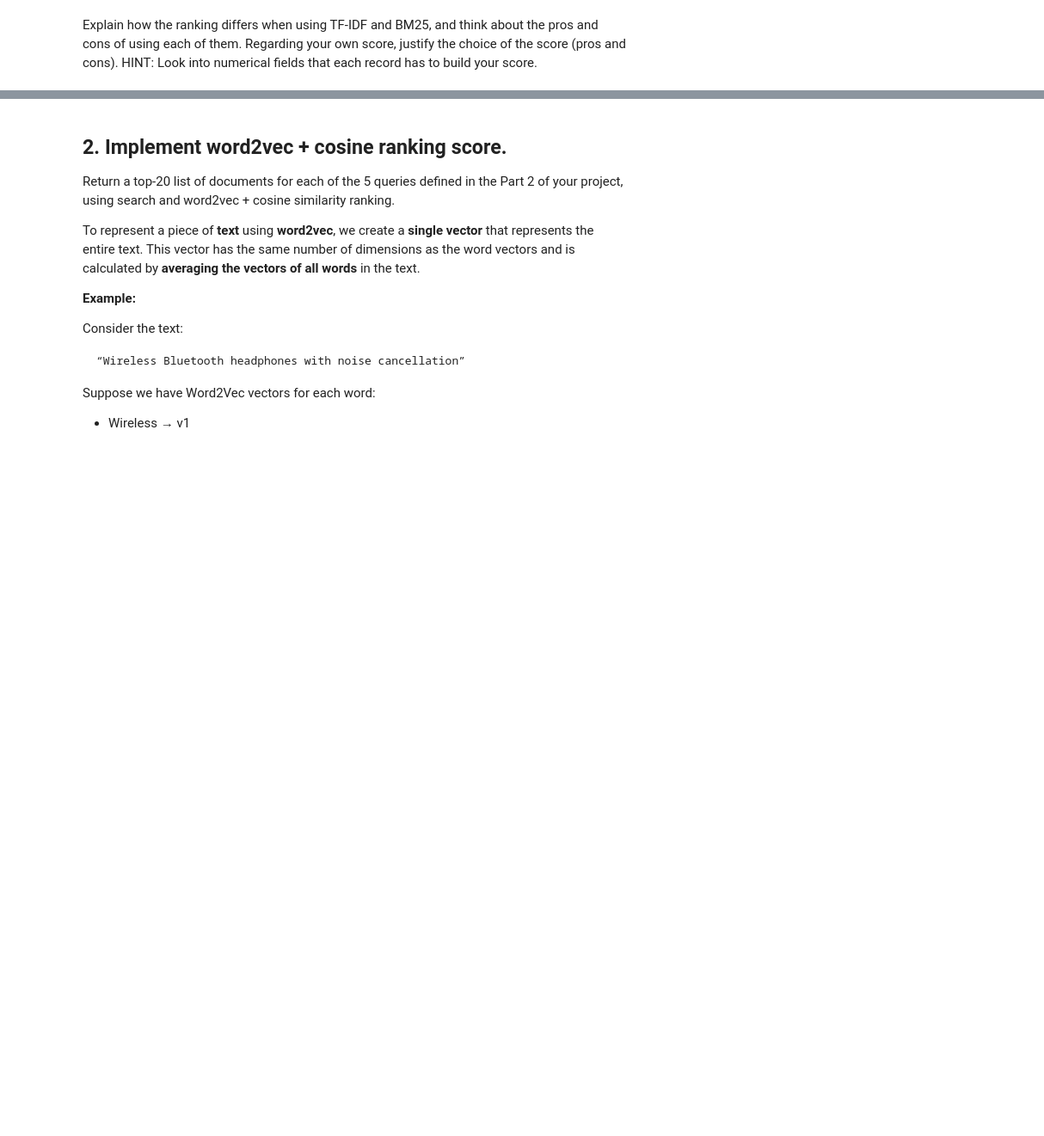
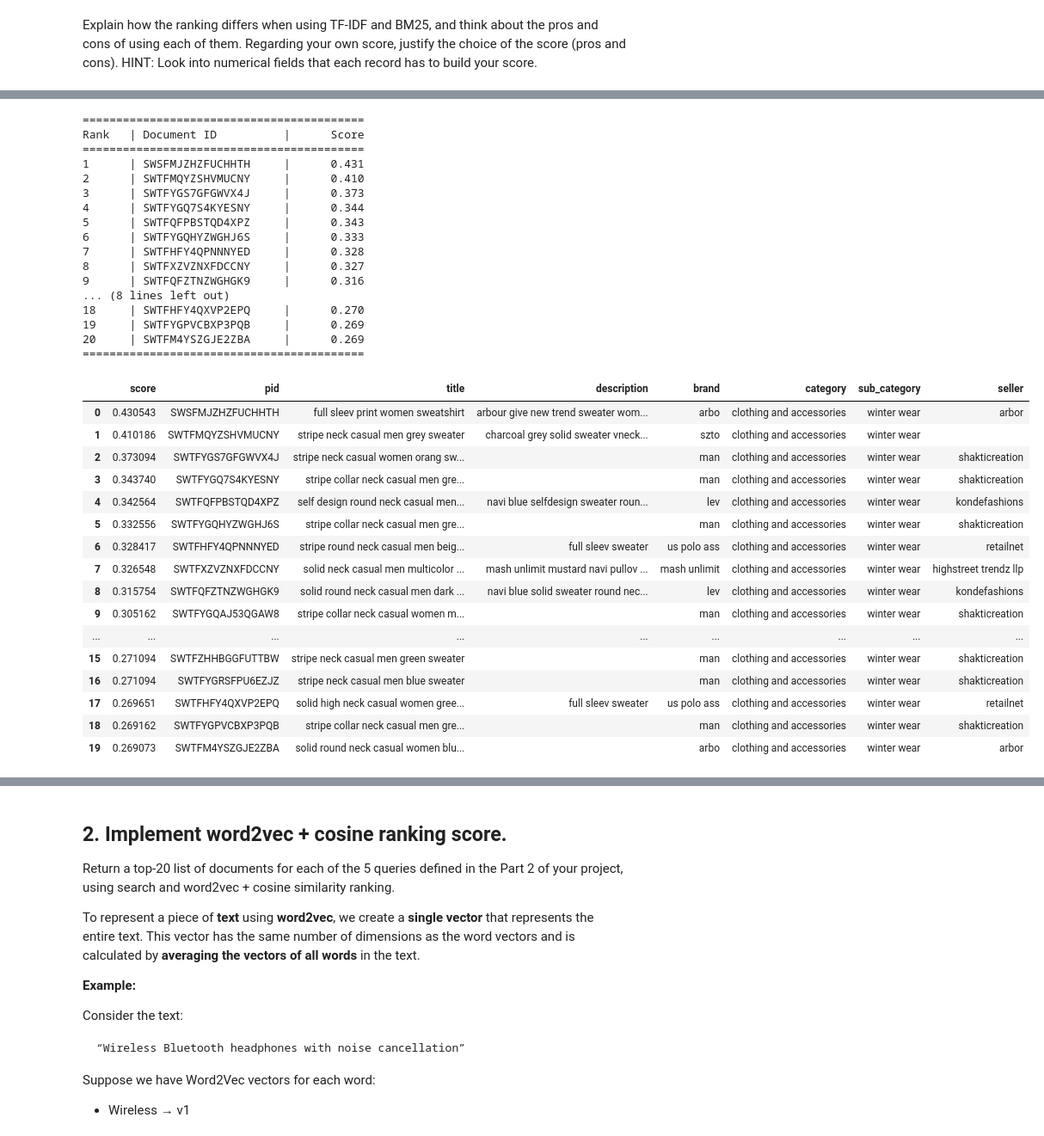
Before and after one commit to LucaFranceschi01/IRWA-2025-G23, a Jupyter notebook: project_progress/part_3/ranking_and_filtering.ipynb, the cells around one changed output, grey strips where cells are left out. Shown at 86% size. Saved outputs shown, nothing was run; the diff lists cells and outputs as text; code cells hidden in the pictures; blank space fills up the shorter version.

Commit message:
custom ranking score

```diff
--- a/project_progress/part_3/ranking_and_filtering.ipynb
+++ b/project_progress/part_3/ranking_and_filtering.ipynb
@@ -273,9 +309,10 @@ display(get_top_k_results(data, search_tf_idf('zipper sweater', inverted_index,
 bm25 = BM25Okapi(data.apply(lambda x: ' '.join(x[USED_TEXT_COLUMNS].values).split(' '), axis=1).to_list())
 # %%
 def search_BM25(bm25, data, query, k=10):
-    # TODO: MODIFY THIS s.t. it returns in the same format as tf-idf (score, doc_id) using the data dataframe
+
     #apply preprocessing to the query using get_tokens and tranform it from string to list of terms
     query = preprocess_text(query) # apply preprocessing
+
     # score docs using a specific function of bm25
     scores = np.array(bm25.get_scores(query))
 
@@ -286,6 +323,13 @@ def search_BM25(bm25, data, query, k=10):
     # if all the scores are 0 return empty list
     if np.sum(scores[idx]) == 0:
         return []
-    return idx[np.argsort(-scores[idx])]
+
+    # sort in descending order
+    top_indices = idx[np.argsort(-scores[idx])]
+
+    # build pairs (score, doc_id)
+    result = [(scores[i], data.iloc[i]['pid'] if 'pid' in data.columns else i) for i in top_indices]
+
+    return result
 # %%
 search_tf_idf('zipper sweater', inverted_index, tf_index, idf_index)
@@ -305,0 +480,40 @@ Explain how the ranking differs when using TF-IDF and BM25, and think about the
+# %%
+custom_ranking_tfidf = compute_custom_score(data, 'zipper sweater', method='tfidf')
+
+print_top_k_results(custom_ranking_tfidf, k=20)
+display(get_top_k_results(data, custom_ranking_tfidf, k=20))
+# %% [output]
+==========================================
+Rank   | Document ID          |      Score
+==========================================
+1      | SWSFMJZHZFUCHHTH     |      0.431
+2      | SWTFMQYZSHVMUCNY     |      0.410
+3      | SWTFYGS7GFGWVX4J     |      0.373
+4      | SWTFYGQ7S4KYESNY     |      0.344
+5      | SWTFQFPBSTQD4XPZ     |      0.343
+6      | SWTFYGQHYZWGHJ6S     |      0.333
+7      | SWTFHFY4QPNNNYED     |      0.328
+8      | SWTFXZVZNXFDCCNY     |      0.327
+9      | SWTFQFZTNZWGHGK9     |      0.316
+... (8 lines left out)
+18     | SWTFHFY4QXVP2EPQ     |      0.270
+19     | SWTFYGPVCBXP3PQB     |      0.269
+20     | SWTFM4YSZGJE2ZBA     |      0.269
+==========================================
+|  | score | pid | title | description | brand | category | sub_category | seller |
+| 0 | 0.430543 | SWSFMJZHZFUCHHTH | full sleev print women sweatshirt | arbour give new trend sweater wom... | arbo | clothing and accessories | winter wear | arbor |
+| 1 | 0.410186 | SWTFMQYZSHVMUCNY | stripe neck casual men grey sweater | charcoal grey solid sweater vneck... | szto | clothing and accessories | winter wear |  |
+| 2 | 0.373094 | SWTFYGS7GFGWVX4J | stripe neck casual women orang sw... |  | man | clothing and accessories | winter wear | shakticreation |
+| 3 | 0.343740 | SWTFYGQ7S4KYESNY | stripe collar neck casual men gre... |  | man | clothing and accessories | winter wear | shakticreation |
+| 4 | 0.342564 | SWTFQFPBSTQD4XPZ | self design round neck casual men... | navi blue selfdesign sweater roun... | lev | clothing and accessories | winter wear | kondefashions |
+| 5 | 0.332556 | SWTFYGQHYZWGHJ6S | stripe collar neck casual men gre... |  | man | clothing and accessories | winter wear | shakticreation |
+| 6 | 0.328417 | SWTFHFY4QPNNNYED | stripe round neck casual men beig... | full sleev sweater | us polo ass | clothing and accessories | winter wear | retailnet |
+| 7 | 0.326548 | SWTFXZVZNXFDCCNY | solid neck casual men multicolor ... | mash unlimit mustard navi pullov ... | mash unlimit | clothing and accessories | winter wear | highstreet trendz llp |
+| 8 | 0.315754 | SWTFQFZTNZWGHGK9 | solid round neck casual men dark ... | navi blue solid sweater round nec... | lev | clothing and accessories | winter wear | kondefashions |
+| 9 | 0.305162 | SWTFYGQAJ53QGAW8 | stripe collar neck casual women m... |  | man | clothing and accessories | winter wear | shakticreation |
+| ... | ... | ... | ... | ... | ... | ... | ... | ... |
+| 15 | 0.271094 | SWTFZHHBGGFUTTBW | stripe neck casual men green sweater |  | man | clothing and accessories | winter wear | shakticreation |
+| 16 | 0.271094 | SWTFYGRSFPU6EZJZ | stripe neck casual men blue sweater |  | man | clothing and accessories | winter wear | shakticreation |
+| 17 | 0.269651 | SWTFHFY4QXVP2EPQ | solid high neck casual women gree... | full sleev sweater | us polo ass | clothing and accessories | winter wear | retailnet |
+| 18 | 0.269162 | SWTFYGPVCBXP3PQB | stripe collar neck casual men gre... |  | man | clothing and accessories | winter wear | shakticreation |
+| 19 | 0.269073 | SWTFM4YSZGJE2ZBA | solid round neck casual women blu... |  | arbo | clothing and accessories | winter wear | arbor |
```
Also changed, not shown: parts of 10 cells of this notebook.
